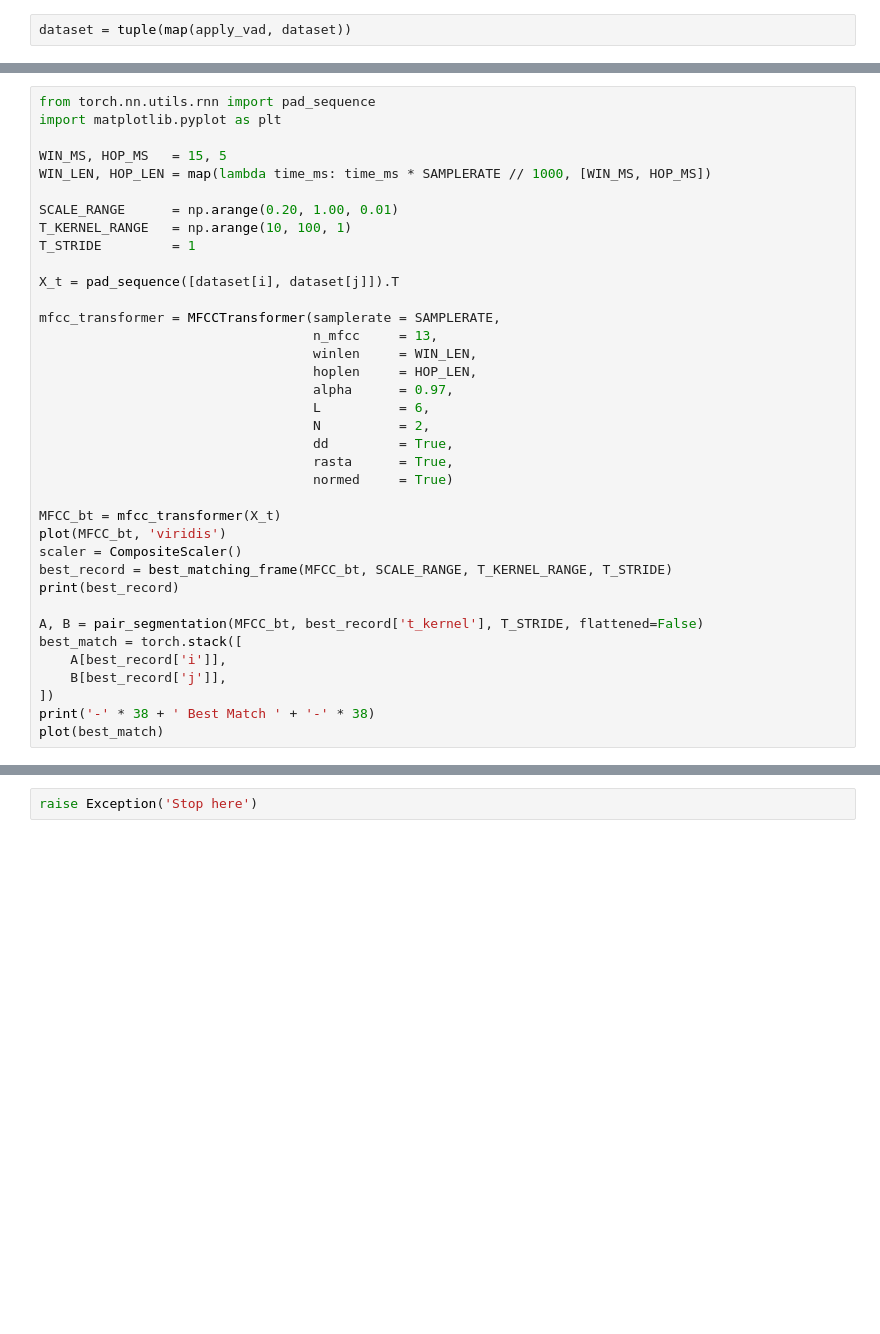
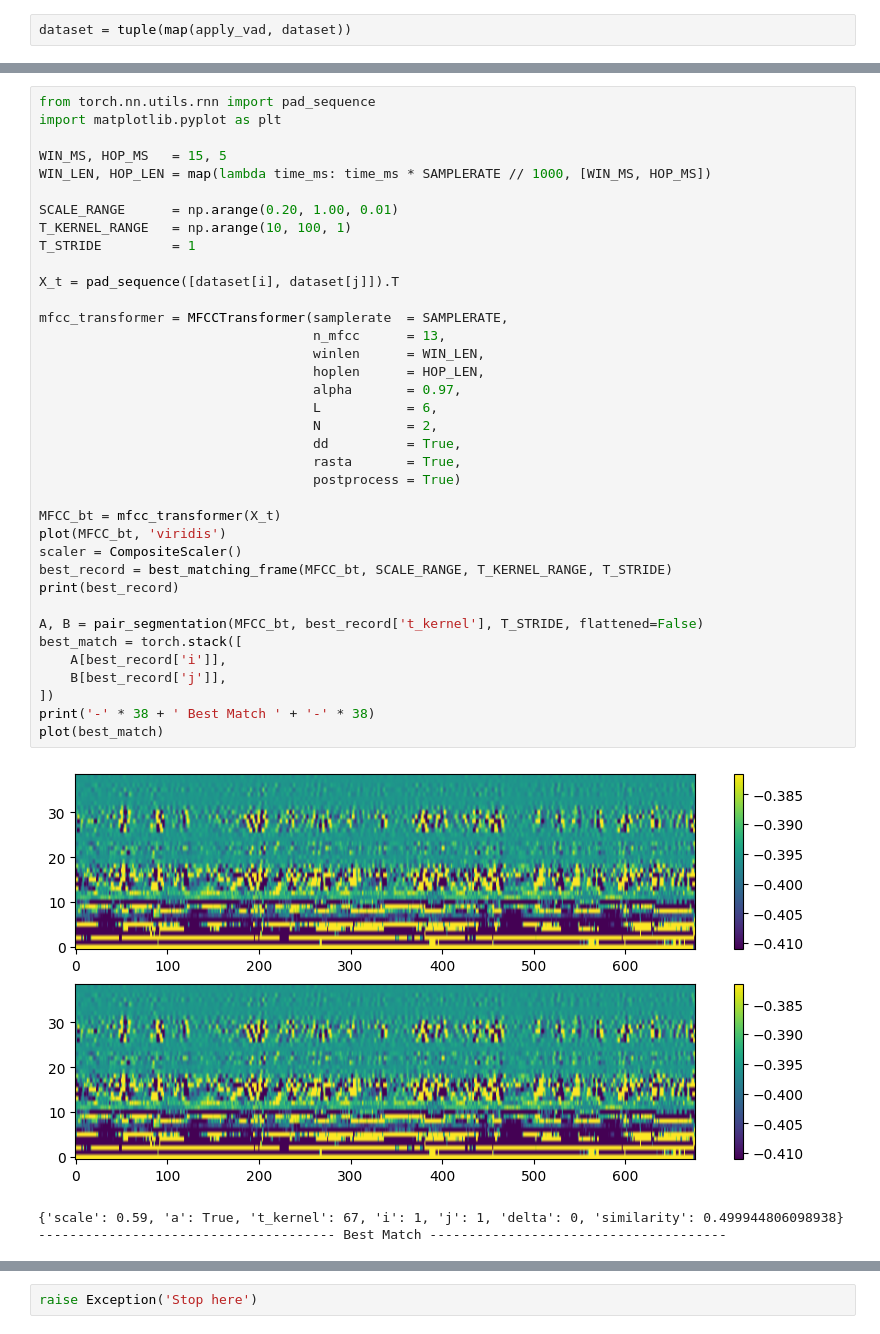
Before and after one commit to m-behery/disentanglement, a Jupyter notebook: notebook.ipynb, the cells around one changed output, grey strips where cells are left out. Saved outputs shown, nothing was run; the diff lists cells and outputs as text; blank space fills up the shorter version.

```diff
--- a/notebook.ipynb
+++ b/notebook.ipynb
@@ -609,37 +629,41 @@ display_pair(dataset, i, j)
 # %%
 from torch.nn.utils.rnn import pad_sequence
 import matplotlib.pyplot as plt
 
 WIN_MS, HOP_MS   = 15, 5
 WIN_LEN, HOP_LEN = map(lambda time_ms: time_ms * SAMPLERATE // 1000, [WIN_MS, HOP_MS])
 
 SCALE_RANGE      = np.arange(0.20, 1.00, 0.01)
 T_KERNEL_RANGE   = np.arange(10, 100, 1)
 T_STRIDE         = 1
 
 X_t = pad_sequence([dataset[i], dataset[j]]).T
 
-mfcc_transformer = MFCCTransformer(samplerate = SAMPLERATE,
-                                   n_mfcc     = 13,
-                                   winlen     = WIN_LEN,
-                                   hoplen     = HOP_LEN,
-                                   alpha      = 0.97,
-                                   L          = 6,
-                                   N          = 2,
-                                   dd         = True,
-                                   rasta      = True,
-                                   normed     = True)
+mfcc_transformer = MFCCTransformer(samplerate  = SAMPLERATE,
+                                   n_mfcc      = 13,
+                                   winlen      = WIN_LEN,
+                                   hoplen      = HOP_LEN,
+                                   alpha       = 0.97,
+                                   L           = 6,
+                                   N           = 2,
+                                   dd          = True,
+                                   rasta       = True,
+                                   postprocess = True)
 
 MFCC_bt = mfcc_transformer(X_t)
 plot(MFCC_bt, 'viridis')
 scaler = CompositeScaler()
 best_record = best_matching_frame(MFCC_bt, SCALE_RANGE, T_KERNEL_RANGE, T_STRIDE)
 print(best_record)
 
 A, B = pair_segmentation(MFCC_bt, best_record['t_kernel'], T_STRIDE, flattened=False)
 best_match = torch.stack([
     A[best_record['i']],
     B[best_record['j']],
 ])
 print('-' * 38 + ' Best Match ' + '-' * 38)
 plot(best_match)
+# %% [output]
+[figure, added]
+{'scale': 0.59, 'a': True, 't_kernel': 67, 'i': 1, 'j': 1, 'delta': 0, 'similarity': 0.499944806098938}
+-------------------------------------- Best Match --------------------------------------
```
Also changed, not shown: parts of 21 cells of this notebook.
